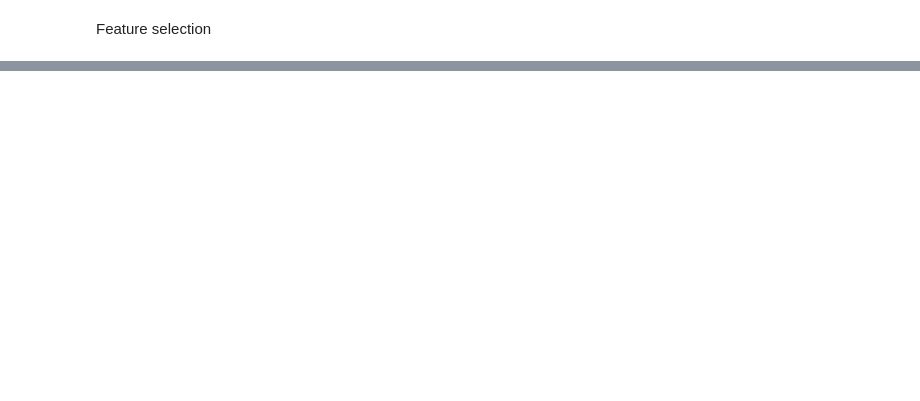
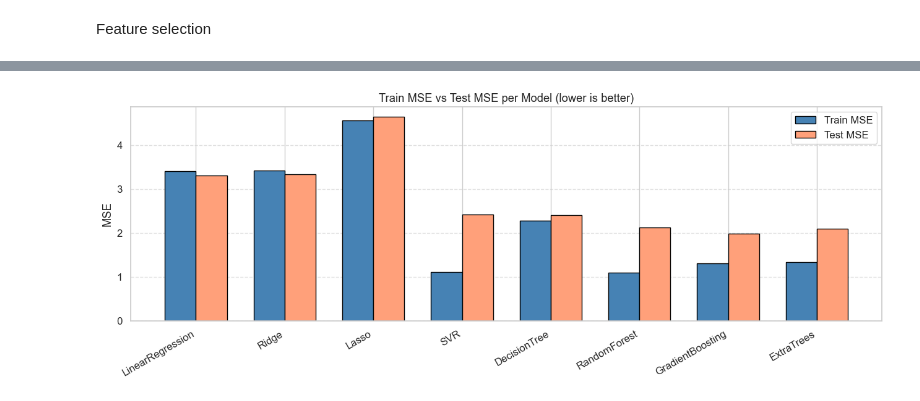
Before and after one commit to Asma-2005/Game-Prediction-ML, a Jupyter notebook: Data/Data_Preprocessing.ipynb, the cells around one changed output, grey strips where cells are left out. Saved outputs shown, nothing was run; the diff lists cells and outputs as text; code cells hidden in the pictures; blank space fills up the shorter version.

Commit message:
models

```diff
--- a/Data/Data_Preprocessing.ipynb
+++ b/Data/Data_Preprocessing.ipynb
@@ -1080,0 +1156,28 @@ importances = model.feature_importances_
+# %%
+pipelines = {
+    'LinearRegression'    : Pipeline([ ('reg', LinearRegression())]),
+    #'PolynomialRegression': Pipeline([ ('poly', PolynomialFeatures(include_bias=False)), ('reg', LinearRegression())]),
+    'Ridge'               : Pipeline([ ('reg', Ridge())]),
+    'Lasso'               : Pipeline([ ('reg', Lasso())]),
+    'SVR'                 : Pipeline([ ('reg', SVR())]),
+    'DecisionTree'        : Pipeline([('reg', DecisionTreeRegressor(random_state=42))]),
+    'RandomForest'        : Pipeline([ ('reg', RandomForestRegressor(random_state=42, n_jobs=-1))]),
+    'GradientBoosting'    : Pipeline([('reg', GradientBoostingRegressor(random_state=42))]),
+    'ExtraTrees'          : Pipeline([('reg', ExtraTreesRegressor(random_state=42, n_jobs=-1))])
+}
+# %%
+cv_results = {}
+kf = KFold(n_splits=5, shuffle=True, random_state=42)
+
+for name, pipeline in pipelines.items():
+    print(f'\n🔍 Running: {name}')
+    grid = GridSearchCV(
+        estimator=pipeline,
+        param_grid=param_grids.get(name, {}),
+        scoring='neg_mean_squared_error',
+        cv=kf,
+        n_jobs=-1
+    )
+    grid.fit(x_train, y_train)
+    print(f'  ✅ Best Params : {grid.best_params_}')
+    cv_results[name] = grid
@@ -1080,0 +1260,17 @@ importances = model.feature_importances_
+# %%
+x = np.arange(len(results_df))
+width = 0.35
+
+fig, ax = plt.subplots(figsize=(13, 5))
+ax.bar(x - width/2, results_df['Train MSE'], width, label='Train MSE', color='steelblue', edgecolor='black')
+ax.bar(x + width/2, results_df['Test MSE'],  width, label='Test MSE',  color='lightsalmon', edgecolor='black')
+ax.set_ylabel('MSE')
+ax.set_title('Train MSE vs Test MSE per Model (lower is better)')
+ax.set_xticks(x)
+ax.set_xticklabels(results_df['Model'], rotation=30, ha='right')
+ax.legend()
+ax.grid(axis='y', linestyle='--', alpha=0.6)
+plt.tight_layout()
+plt.show()
+# %% [output]
+[figure, added]
```
Also changed, not shown: parts of 19 cells of this notebook.
